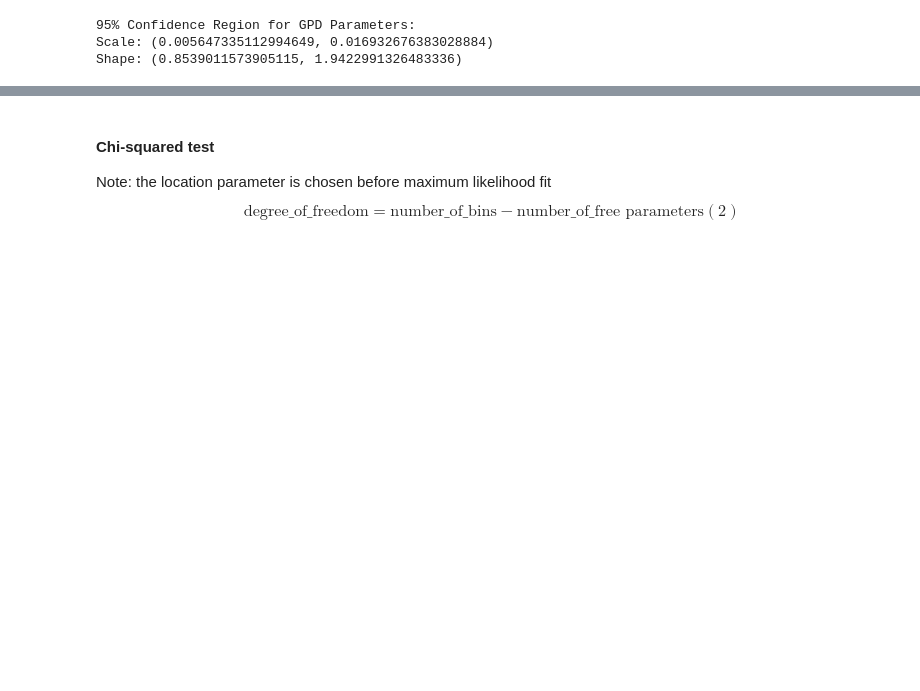
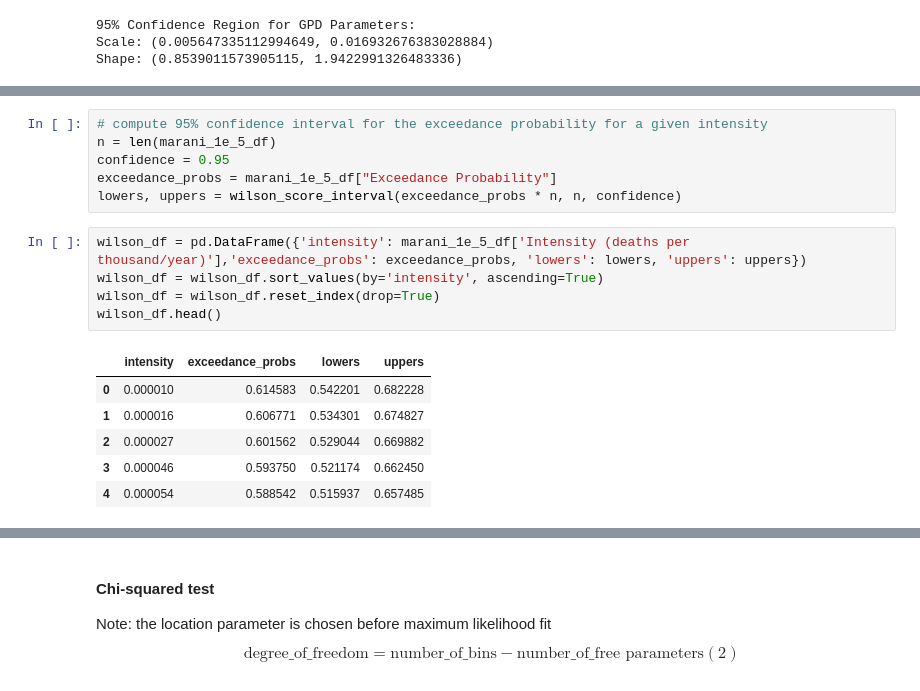
Before and after one commit to PhilPalmer/biorisk-botecs, a Jupyter notebook: tmp.ipynb, the cells around one changed output, grey strips where cells are left out. Cells and saved outputs as stored; diff of their text form; blank space fills up the shorter version.

```diff
--- a/tmp.ipynb
+++ b/tmp.ipynb
@@ -249,0 +386,18 @@ plt.show()
+# %%
+# compute 95% confidence interval for the exceedance probability for a given intensity
+n = len(marani_1e_5_df)
+confidence = 0.95
+exceedance_probs = marani_1e_5_df["Exceedance Probability"]
+lowers, uppers = wilson_score_interval(exceedance_probs * n, n, confidence)
+# %%
+wilson_df = pd.DataFrame({'intensity': marani_1e_5_df['Intensity (deaths per thousand/year)'],'exceedance_probs': exceedance_probs, 'lowers': lowers, 'uppers': uppers})
+wilson_df = wilson_df.sort_values(by='intensity', ascending=True)
+wilson_df = wilson_df.reset_index(drop=True)
+wilson_df.head()
+# %% [output]
+|  | intensity | exceedance_probs | lowers | uppers |
+| 0 | 0.000010 | 0.614583 | 0.542201 | 0.682228 |
+| 1 | 0.000016 | 0.606771 | 0.534301 | 0.674827 |
+| 2 | 0.000027 | 0.601562 | 0.529044 | 0.669882 |
+| 3 | 0.000046 | 0.593750 | 0.521174 | 0.662450 |
+| 4 | 0.000054 | 0.588542 | 0.515937 | 0.657485 |
```
Also changed, not shown: parts of 20 cells of this notebook, 2 other files.
